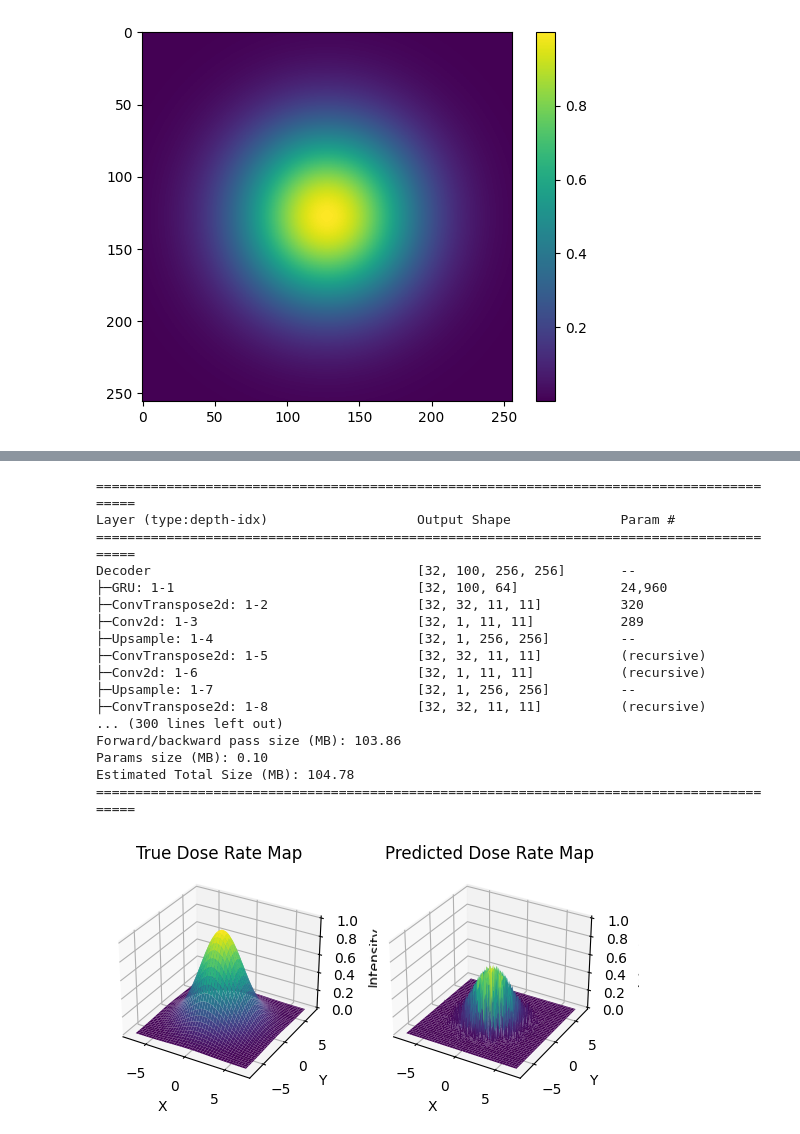
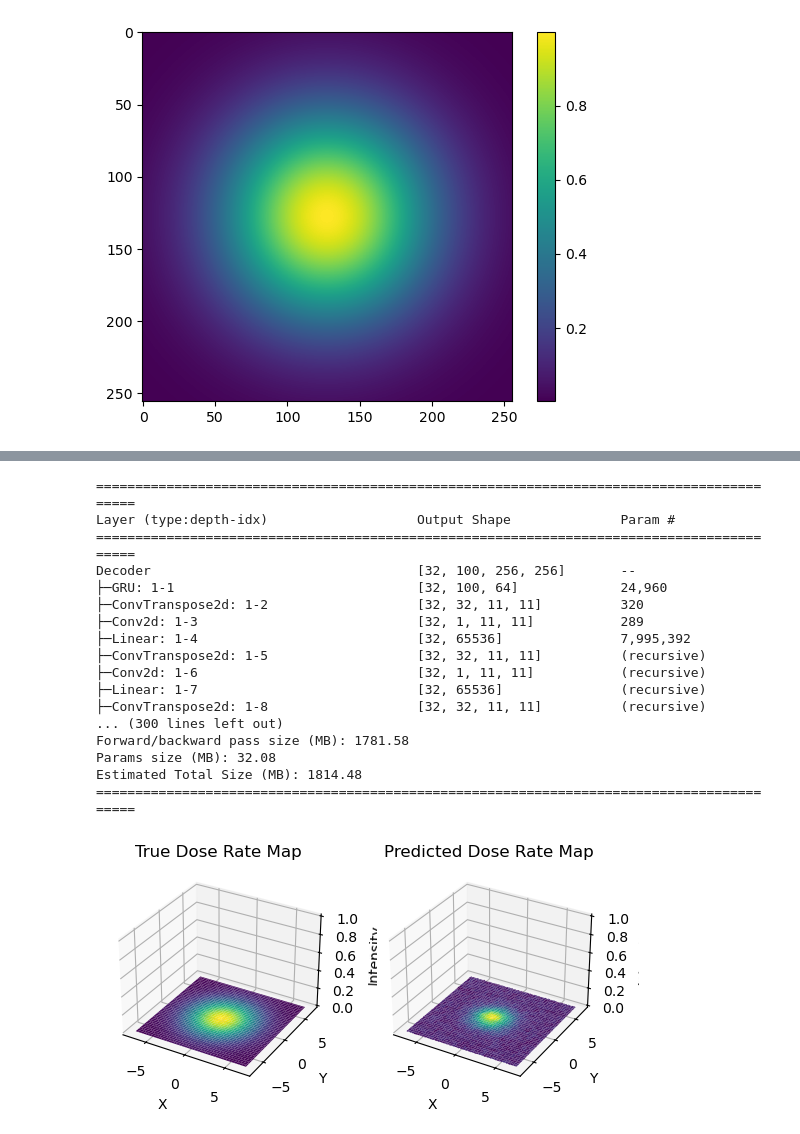
Before and after one commit to davidfobar/SCRAM, a Jupyter notebook: MINES-Sim/pyTorch_model.ipynb, the cells around one changed output, grey strips where cells are left out. Cells and saved outputs as stored; diff of their text form; code cells hidden in the pictures.

```diff
--- a/MINES-Sim/pyTorch_model.ipynb
+++ b/MINES-Sim/pyTorch_model.ipynb
@@ -638,7 +648,7 @@ class Decoder(nn.Module):
         self.gru = nn.GRU(input_size, input_size)
         self.deconv1 = nn.ConvTranspose2d(in_channels=1, out_channels=32, kernel_size=3, stride=2, padding=4, dilation=2) # 32x11x11
         self.deconv2 = nn.Conv2d(in_channels=32, out_channels=1, kernel_size=3, stride=1, padding=1) # 1x11x11
-        self.upsample = nn.Upsample(size=(mapSize, mapSize), mode='bilinear', align_corners=True)
+        self.fc1 = nn.Linear(1*11*11, 256*256)
 
     def forward(self, x):
         x, _ = self.gru(x)
@@ -650,7 +660,7 @@ class Decoder(nn.Module):
             out = x[:,i,:,:].unsqueeze(1)
             out = F.relu(self.deconv1(out))
             out = F.relu(self.deconv2(out))
-            out = self.upsample(out)
+            out = self.fc1(out.view(-1, 1*11*11))
             reconstructedMaps.append(out)
 
         reconstructedMaps = torch.stack(reconstructedMaps, dim=1)
@@ -670,15 +680,15 @@ Decoder                                  [32, 100, 256, 256]       --
 ├─GRU: 1-1                               [32, 100, 64]             24,960
 ├─ConvTranspose2d: 1-2                   [32, 32, 11, 11]          320
 ├─Conv2d: 1-3                            [32, 1, 11, 11]           289
-├─Upsample: 1-4                          [32, 1, 256, 256]         --
+├─Linear: 1-4                            [32, 65536]               7,995,392
 ├─ConvTranspose2d: 1-5                   [32, 32, 11, 11]          (recursive)
 ├─Conv2d: 1-6                            [32, 1, 11, 11]           (recursive)
-├─Upsample: 1-7                          [32, 1, 256, 256]         --
+├─Linear: 1-7                            [32, 65536]               (recursive)
 ├─ConvTranspose2d: 1-8                   [32, 32, 11, 11]          (recursive)
 ... (300 lines left out)
-Forward/backward pass size (MB): 103.86
-Params size (MB): 0.10
-Estimated Total Size (MB): 104.78
+Forward/backward pass size (MB): 1781.58
+Params size (MB): 32.08
+Estimated Total Size (MB): 1814.48
 ==========================================================================================
 # %%
 ## prepare for loss function for training of the model
@@ -721,28 +731,33 @@ for epoch in range(nEpochs):
             running_loss = 0.0
 # %%
 ## plot the results of the training
+timestep = 80
+
+x = np.linspace(-lsDistFromGZ-1, lsDistFromGZ+1, mapSize)
+y = np.linspace(-lsDistFromGZ-1, lsDistFromGZ+1, mapSize)
+x, y = np.meshgrid(x, y)
 
 #plot the first batch of dose rate maps before and after training as a 3d  surface plot with common scales for the z axis
 fig = plt.figure()
 ax = fig.add_subplot(121, projection='3d')
-ax.plot_surface(x, y, doseRateData[0,0,:,:], cmap='viridis')
+ax.plot_surface(x, y, doseRateData[0,timestep,:,:], cmap='viridis')
 ax.set_title('True Dose Rate Map')
 ax.set_xlabel('X')
 ax.set_ylabel('Y')
 ax.set_zlabel('Intensity')
 ax.set_zlim(0, 1)
 
 ax = fig.add_subplot(122, projection='3d')
-ax.plot_surface(x, y, outputs[0,0,:,:].detach().cpu().numpy(), cmap='viridis')
+ax.plot_surface(x, y, outputs[0,timestep,:,:].detach().cpu().numpy(), cmap='viridis')
 ax.set_title('Predicted Dose Rate Map')
 ax.set_xlabel('X')
 ax.set_ylabel('Y')
 ax.set_zlabel('Intensity')
 ax.set_zlim(0, 1)
 
 plt.show()
 # %% [output]
-[figure, old version]
+[figure, new version]
 # %%
 ## for a single simulation, plot the mse of the dose rate map predictions as a function of time
 
```
Also changed, not shown: parts of 7 cells of this notebook.
